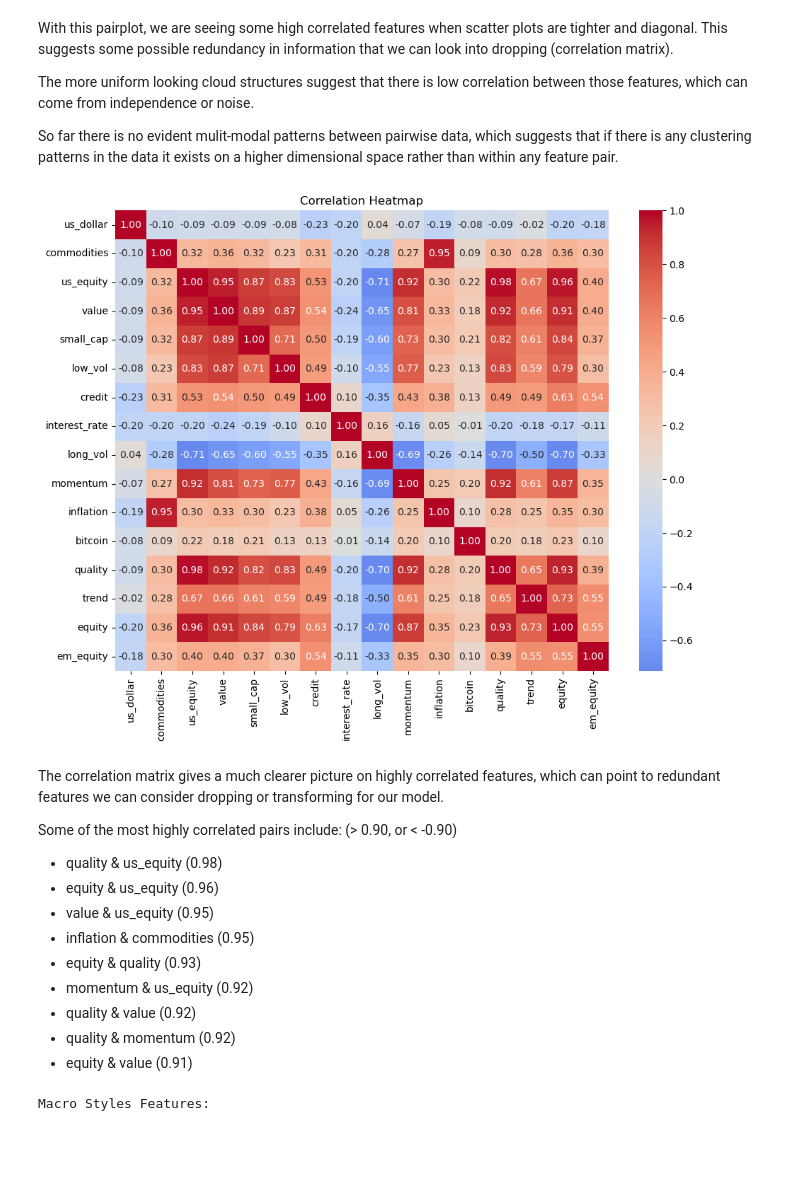
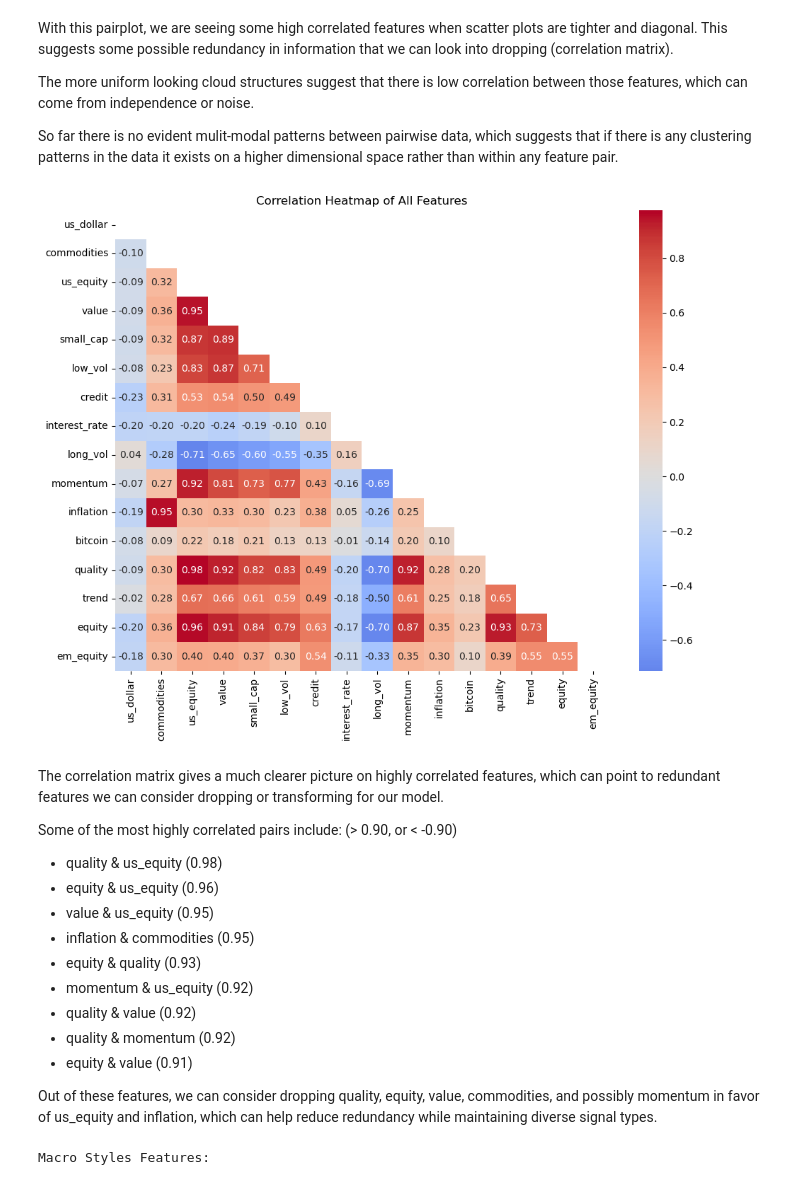
Before and after one commit to jennycpark-ucb/mids-w207-foursigma, a Jupyter notebook: data/eda_jenny.ipynb, the cells around one changed output. Cells and saved outputs as stored; diff of their text form; code cells hidden in the pictures; blank space fills up the shorter version.

```diff
--- a/data/eda_jenny.ipynb
+++ b/data/eda_jenny.ipynb
@@ -61,16 +61,17 @@ So far there is no evident mulit-modal patterns between pairwise data, which sug
 # %%
 # Compute the correlation matrix
 corr_matrix = return_df.corr()
 
 # Plot the heatmap
+mask = np.triu(np.ones_like(corr_matrix, dtype=bool))
 plt.figure(figsize=(10, 8))
-sns.heatmap(corr_matrix, annot=True, fmt=".2f", cmap="coolwarm", center=0)
+sns.heatmap(corr_matrix, mask=mask, annot=True, fmt=".2f", cmap="coolwarm", center=0)
 
-plt.title("Correlation Heatmap")
+plt.title("Correlation Heatmap of All Features")
 plt.tight_layout()
 plt.show()
 # %% [output]
-[figure, old version]
+[figure, new version]
 # %% [markdown]
 The correlation matrix gives a much clearer picture on highly correlated features, which can point to redundant features we can consider dropping or transforming for our model.
 
@@ -84,6 +85,8 @@ Some of the most highly correlated pairs include: (> 0.90, or < -0.90)
 * quality & value (0.92)
 * quality & momentum (0.92)
 * equity & value (0.91)
+
+Out of these features, we can consider dropping quality, equity, value, commodities, and possibly momentum in favor of us_equity and inflation, which can help reduce redundancy while maintaining diverse signal types.
 # %%
 ## Histogram of features
 
```
Also changed, not shown: parts of 3 cells of this notebook.
